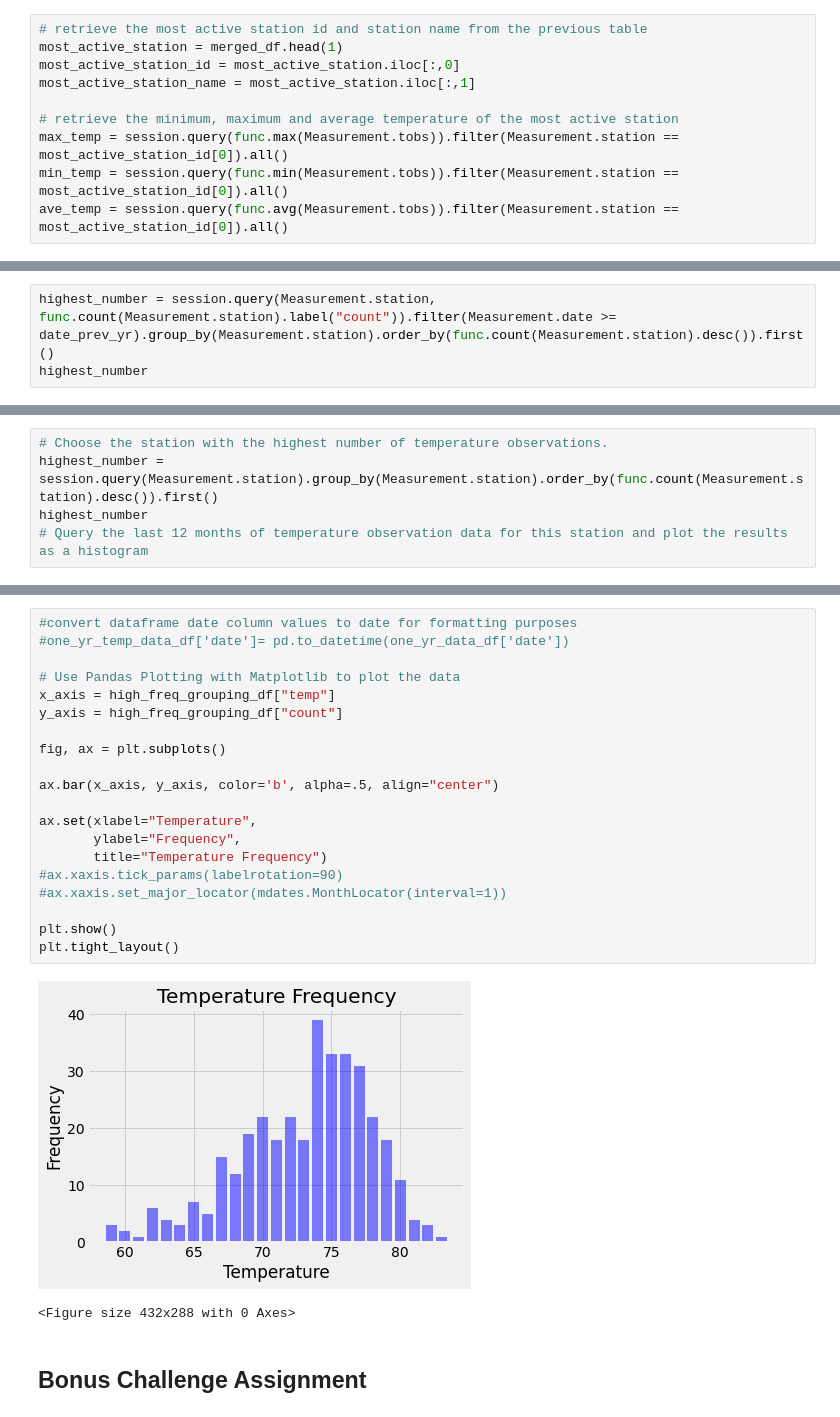
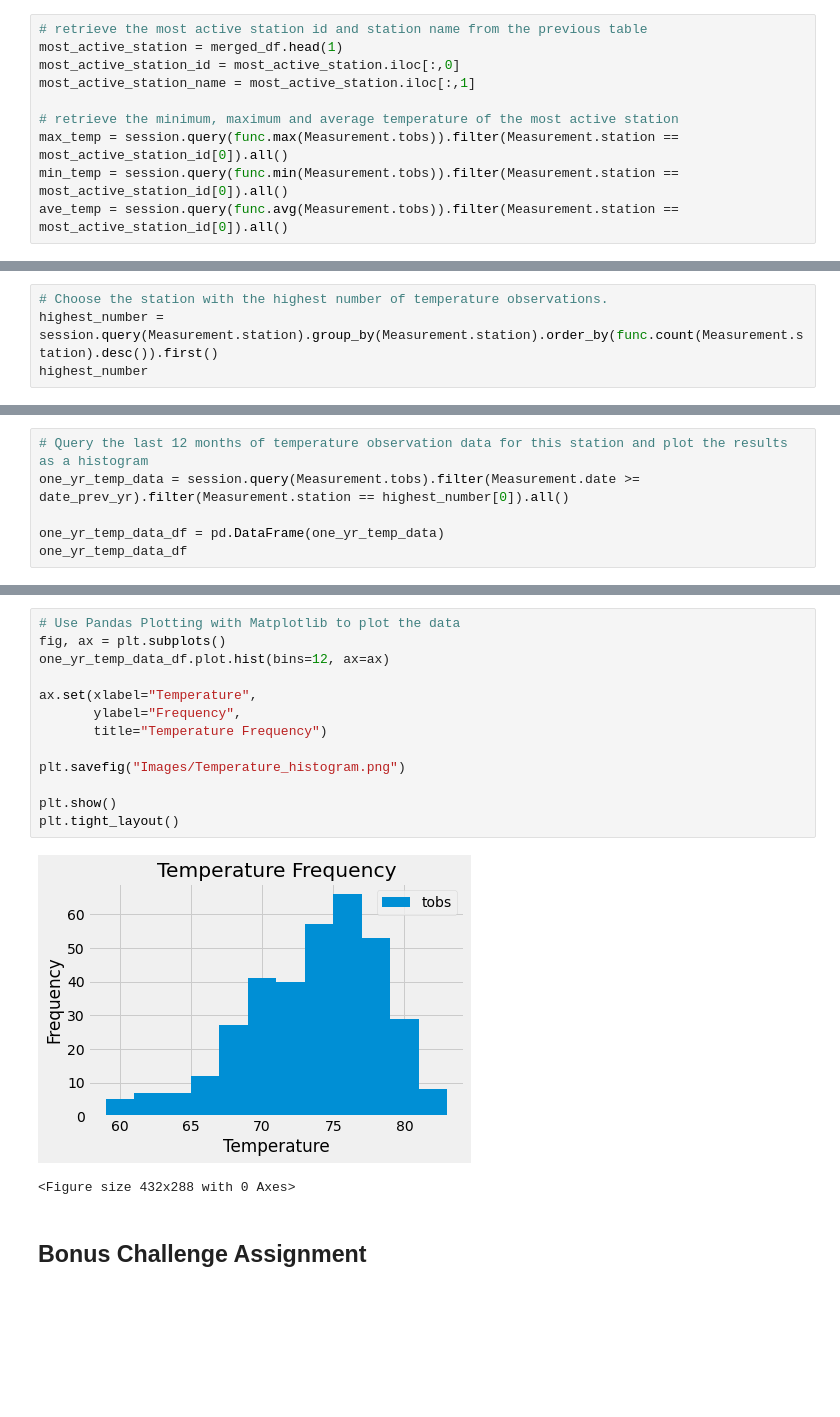
Before and after one commit to ggdecapia/Surfs-Up, a Jupyter notebook: climate_starter.ipynb, the cells around one changed output, grey strips where cells are left out. Drawn from its saved outputs; the diff is of its cells as text; blank space fills up the shorter version.

Commit message:
uploaded to save bar chart and histogram images

```diff
--- a/climate_starter.ipynb
+++ b/climate_starter.ipynb
@@ -254,4 +259,5 @@ Average temperature in USC00519281 is 71.66378066378067.
 # %%
-highest_number = session.query(Measurement.station, func.count(Measurement.station).label("count")).filter(Measurement.date >= date_prev_yr).group_by(Measurement.station).order_by(func.count(Measurement.station).desc()).first()
+# Choose the station with the highest number of temperature observations.
+highest_number = session.query(Measurement.station).group_by(Measurement.station).order_by(func.count(Measurement.station).desc()).first()
 highest_number
 # %% [output]
@@ -259,6 +265,7 @@ highest_number
 # %%
-# Choose the station with the highest number of temperature observations.
-highest_number = session.query(Measurement.station).group_by(Measurement.station).order_by(func.count(Measurement.station).desc()).first()
-highest_number
 # Query the last 12 months of temperature observation data for this station and plot the results as a histogram
+one_yr_temp_data = session.query(Measurement.tobs).filter(Measurement.date >= date_prev_yr).filter(Measurement.station == highest_number[0]).all()
+
+one_yr_temp_data_df = pd.DataFrame(one_yr_temp_data)
+one_yr_temp_data_df
 # %% [output]
@@ -346,25 +285,18 @@ high_freq_grouping_df
 # %%
-#convert dataframe date column values to date for formatting purposes
-#one_yr_temp_data_df['date']= pd.to_datetime(one_yr_data_df['date'])
-
 # Use Pandas Plotting with Matplotlib to plot the data
-x_axis = high_freq_grouping_df["temp"]
-y_axis = high_freq_grouping_df["count"]
-
 fig, ax = plt.subplots()
-
-ax.bar(x_axis, y_axis, color='b', alpha=.5, align="center")
+one_yr_temp_data_df.plot.hist(bins=12, ax=ax)
 
 ax.set(xlabel="Temperature",
        ylabel="Frequency",
        title="Temperature Frequency")
-#ax.xaxis.tick_params(labelrotation=90)
-#ax.xaxis.set_major_locator(mdates.MonthLocator(interval=1))
+
+plt.savefig("Images/Temperature_histogram.png")
 
 plt.show()
 plt.tight_layout()
 # %% [output]
-[figure, old version]
+[figure, new version]
 <Figure size 432x288 with 0 Axes>
 # %% [markdown]
 ## Bonus Challenge Assignment
```
Also changed, not shown: parts of 14 cells of this notebook, 2 other files.
